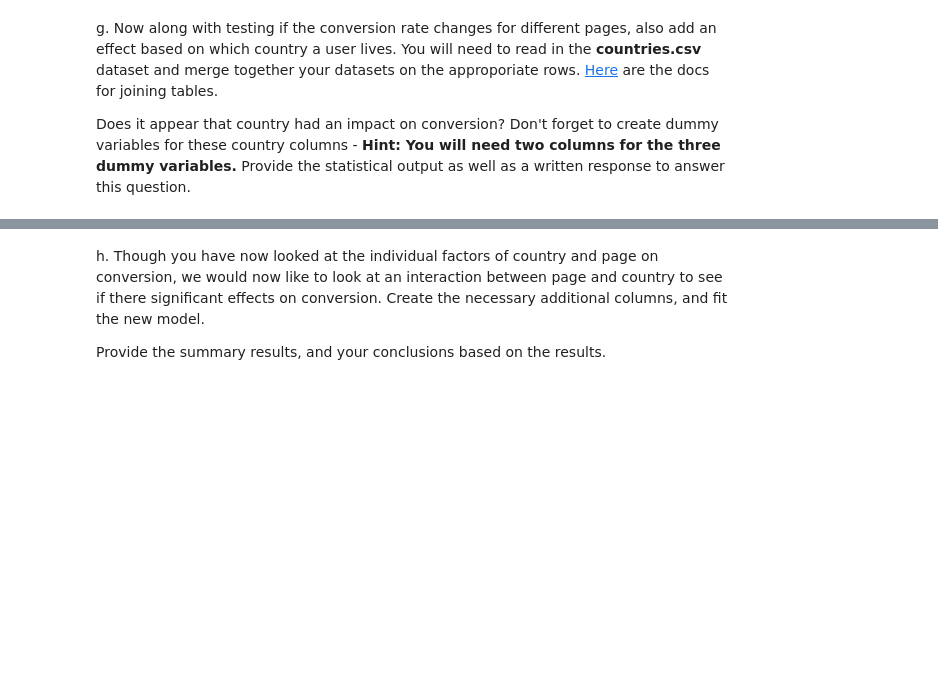
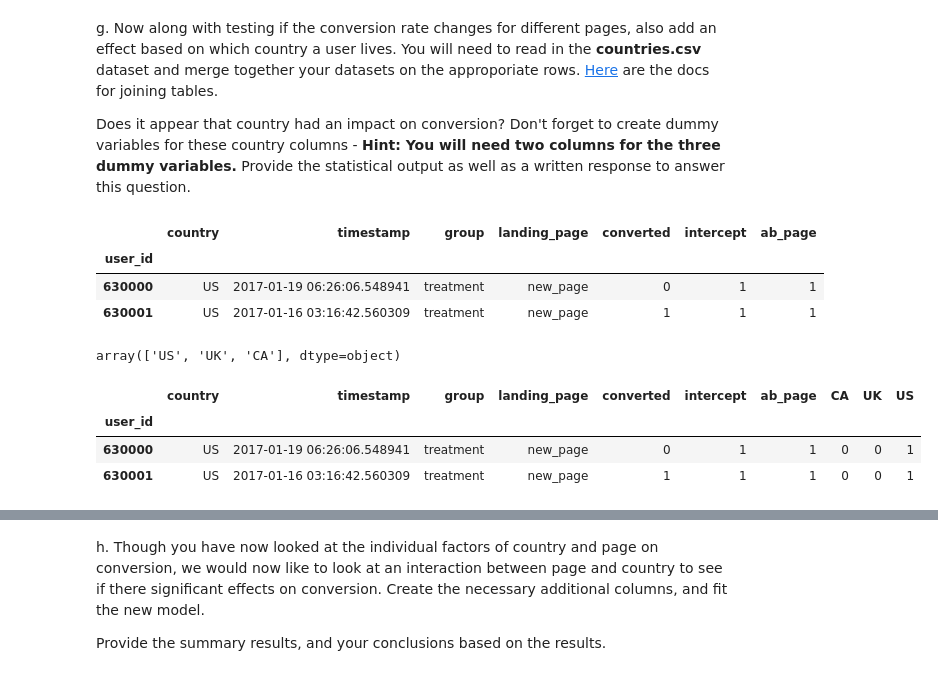
Before and after one commit to janikvalentin/Landing_Page_AB-Test, a Jupyter notebook: Analyze_ab_test_results.ipynb, the cells around one changed output, grey strips where cells are left out. Saved outputs shown, nothing was run; the diff lists cells and outputs as text; code cells hidden in the pictures; blank space fills up the shorter version.

```diff
--- a/Analyze_ab_test_results.ipynb
+++ b/Analyze_ab_test_results.ipynb
@@ -383,0 +426,20 @@ df_new = countries_df.set_index('user_id').join(df2.set_index('user_id'), how='i
+# %%
+df_new.head(2)
+# %% [output]
+|  | country | timestamp | group | landing_page | converted | intercept | ab_page |
+| user_id |  |  |  |  |  |  |  |
+| 630000 | US | 2017-01-19 06:26:06.548941 | treatment | new_page | 0 | 1 | 1 |
+| 630001 | US | 2017-01-16 03:16:42.560309 | treatment | new_page | 1 | 1 | 1 |
+# %%
+df_new.country.unique()
+# %% [output]
+array(['US', 'UK', 'CA'], dtype=object)
+# %%
+country_dummies = pd.get_dummies(df_new['country'])
+df_new = df_new.join(country_dummies)
+df_new.head(2)
+# %% [output]
+|  | country | timestamp | group | landing_page | converted | intercept | ab_page | CA | UK | US |
+| user_id |  |  |  |  |  |  |  |  |  |  |
+| 630000 | US | 2017-01-19 06:26:06.548941 | treatment | new_page | 0 | 1 | 1 | 0 | 0 | 1 |
+| 630001 | US | 2017-01-16 03:16:42.560309 | treatment | new_page | 1 | 1 | 1 | 0 | 0 | 1 |
```
Also changed, not shown: parts of 28 cells of this notebook.
